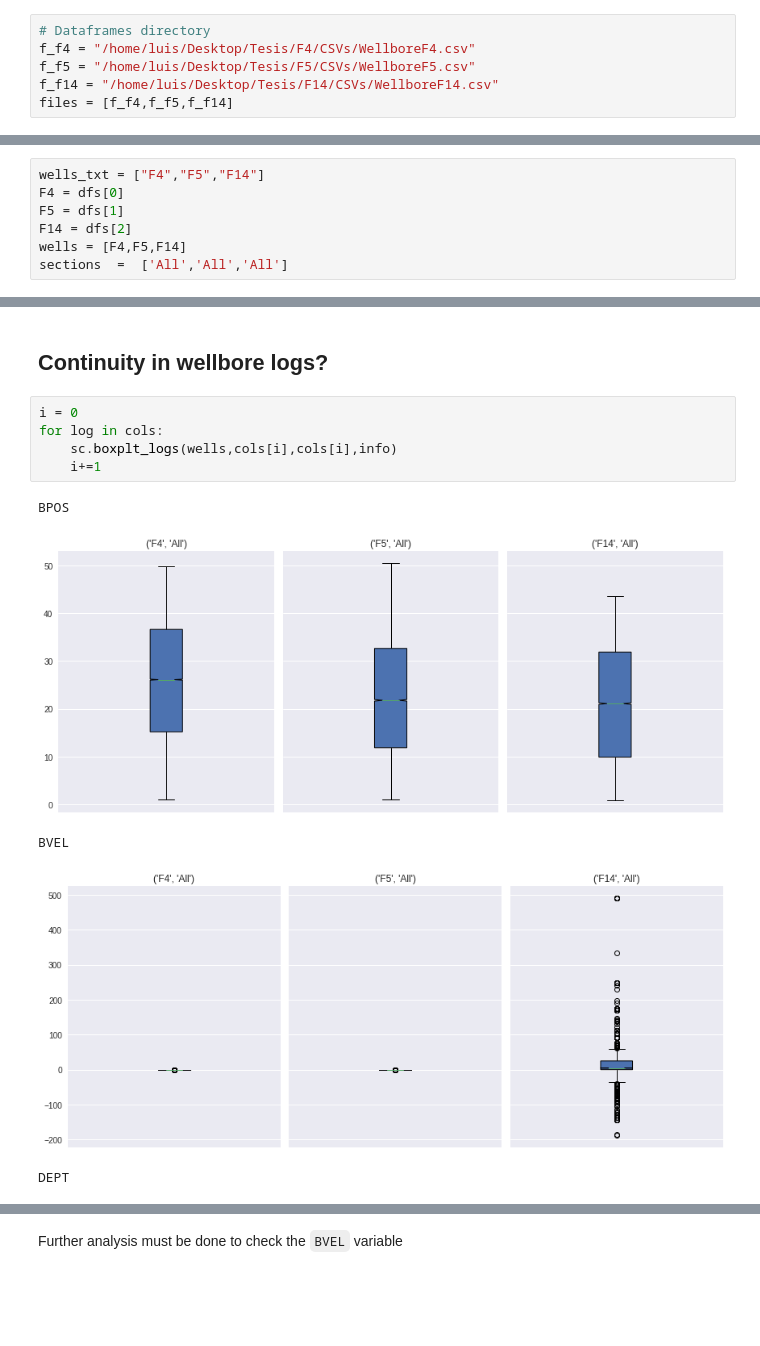
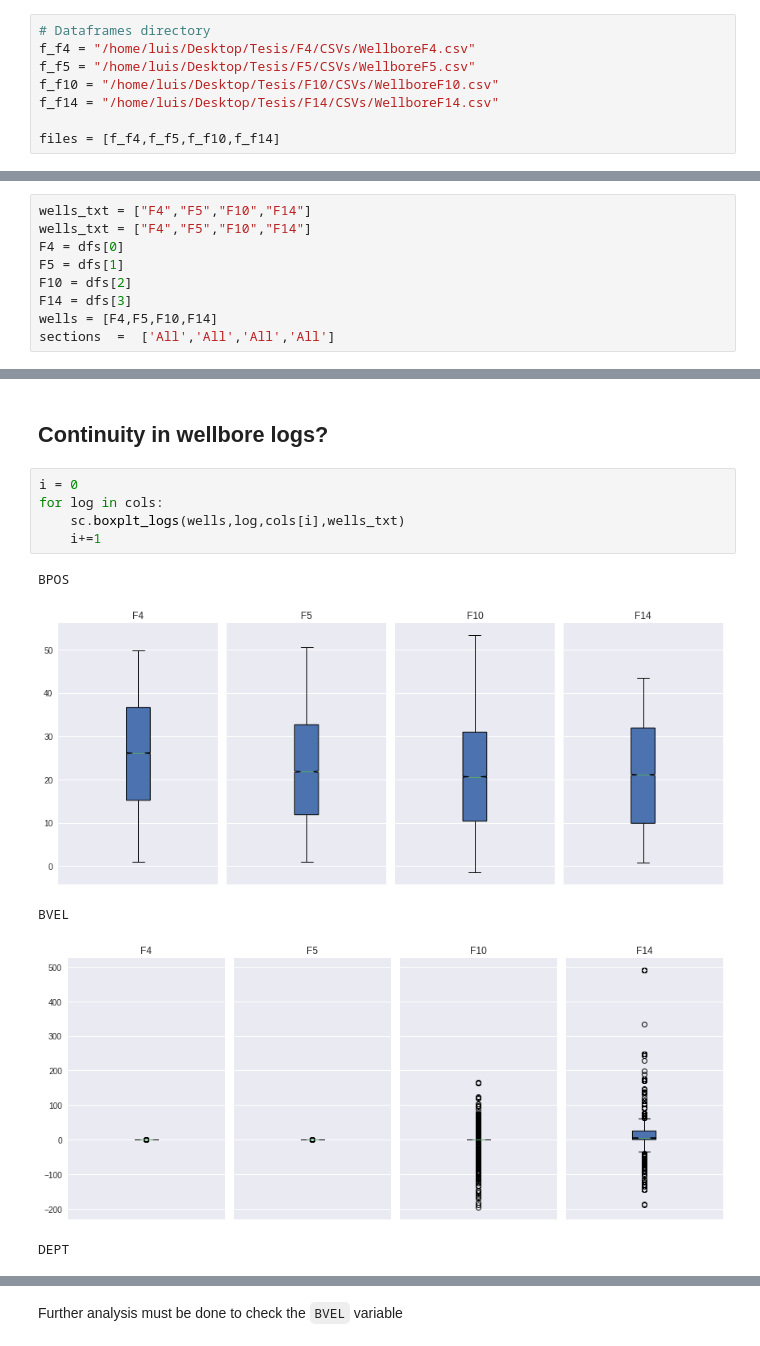
Before and after one commit to LuisNavarro93/Notebooks-Git, a Jupyter notebook: Training/TrainingSet.ipynb, the cells around one changed output, grey strips where cells are left out. Saved outputs shown, nothing was run; the diff lists cells and outputs as text; blank space fills up the shorter version.

```diff
--- a/Training/TrainingSet.ipynb
+++ b/Training/TrainingSet.ipynb
@@ -21,17 +21,21 @@ plt.style.use('seaborn-darkgrid')
 # Dataframes directory
 f_f4 = "/home/luis/Desktop/Tesis/F4/CSVs/WellboreF4.csv"
 f_f5 = "/home/luis/Desktop/Tesis/F5/CSVs/WellboreF5.csv"
+f_f10 = "/home/luis/Desktop/Tesis/F10/CSVs/WellboreF10.csv"
 f_f14 = "/home/luis/Desktop/Tesis/F14/CSVs/WellboreF14.csv"
-files = [f_f4,f_f5,f_f14]
+
+files = [f_f4,f_f5,f_f10,f_f14]
 # %%
 dfs = []
 for file in files:
     df=pd.read_csv(file)
     dfs.append(df)
 # %%
-wells_txt = ["F4","F5","F14"]
+wells_txt = ["F4","F5","F10","F14"]
+wells_txt = ["F4","F5","F10","F14"]
 F4 = dfs[0]
 F5 = dfs[1]
-F14 = dfs[2]
-wells = [F4,F5,F14]
-sections  =  ['All','All','All']
+F10 = dfs[2]
+F14 = dfs[3]
+wells = [F4,F5,F10,F14]
+sections  =  ['All','All','All','All']
@@ -81,11 +80,11 @@ Index(['BPOS', 'BVEL', 'DEPT', 'GR', 'HKLD', 'ROP5', 'RPM', 'SPPA', 'SWOB',
 # %%
 i = 0
 for log in cols:
-    sc.boxplt_logs(wells,cols[i],cols[i],info)
+    sc.boxplt_logs(wells,log,cols[i],wells_txt)
     i+=1
 # %% [output]
 BPOS
-[figure, old version]
+[figure, new version]
 BVEL
-[figure, old version]
+[figure, new version]
 DEPT
```
Also changed, not shown: parts of 13 cells of this notebook, 13 other files.
